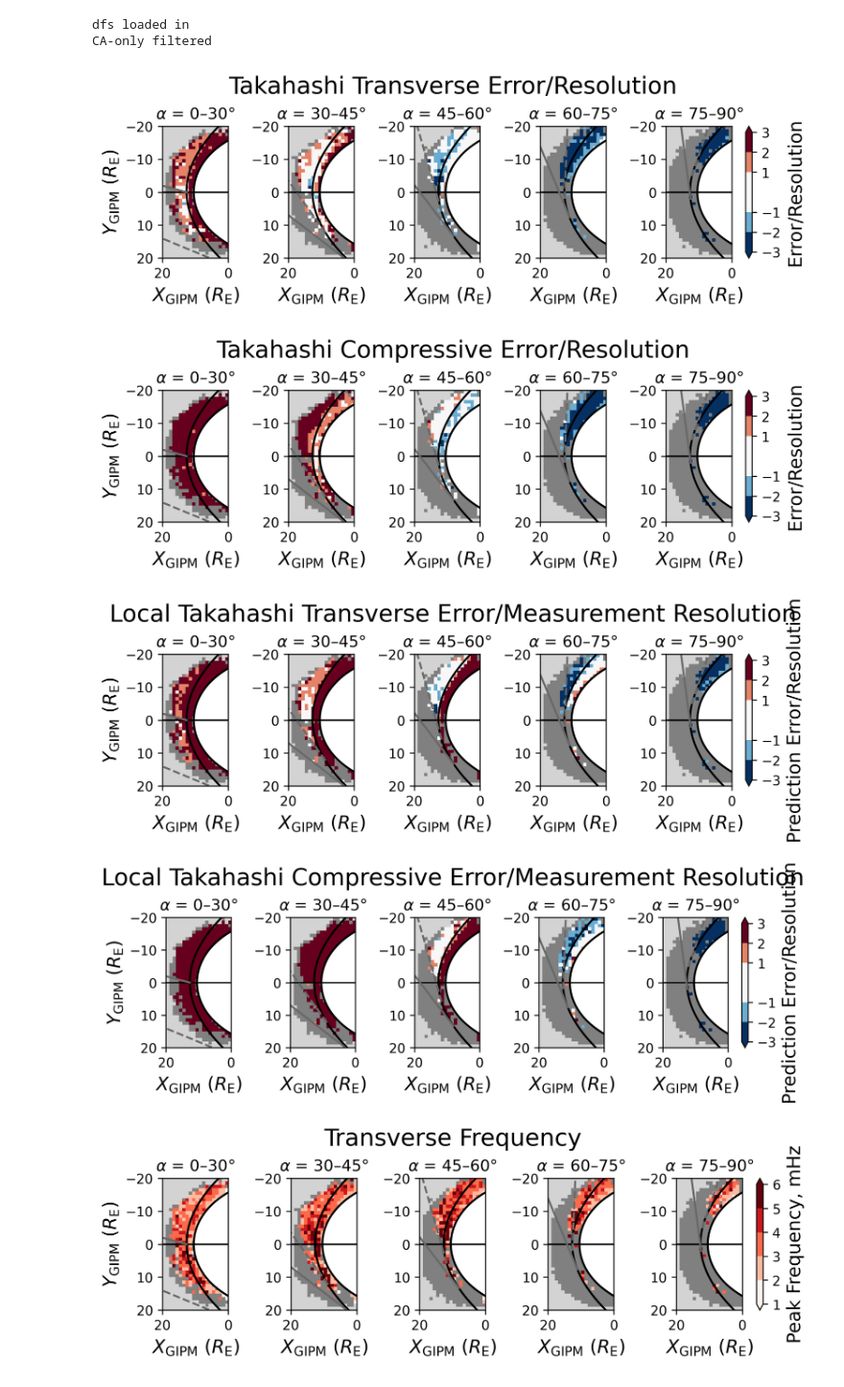
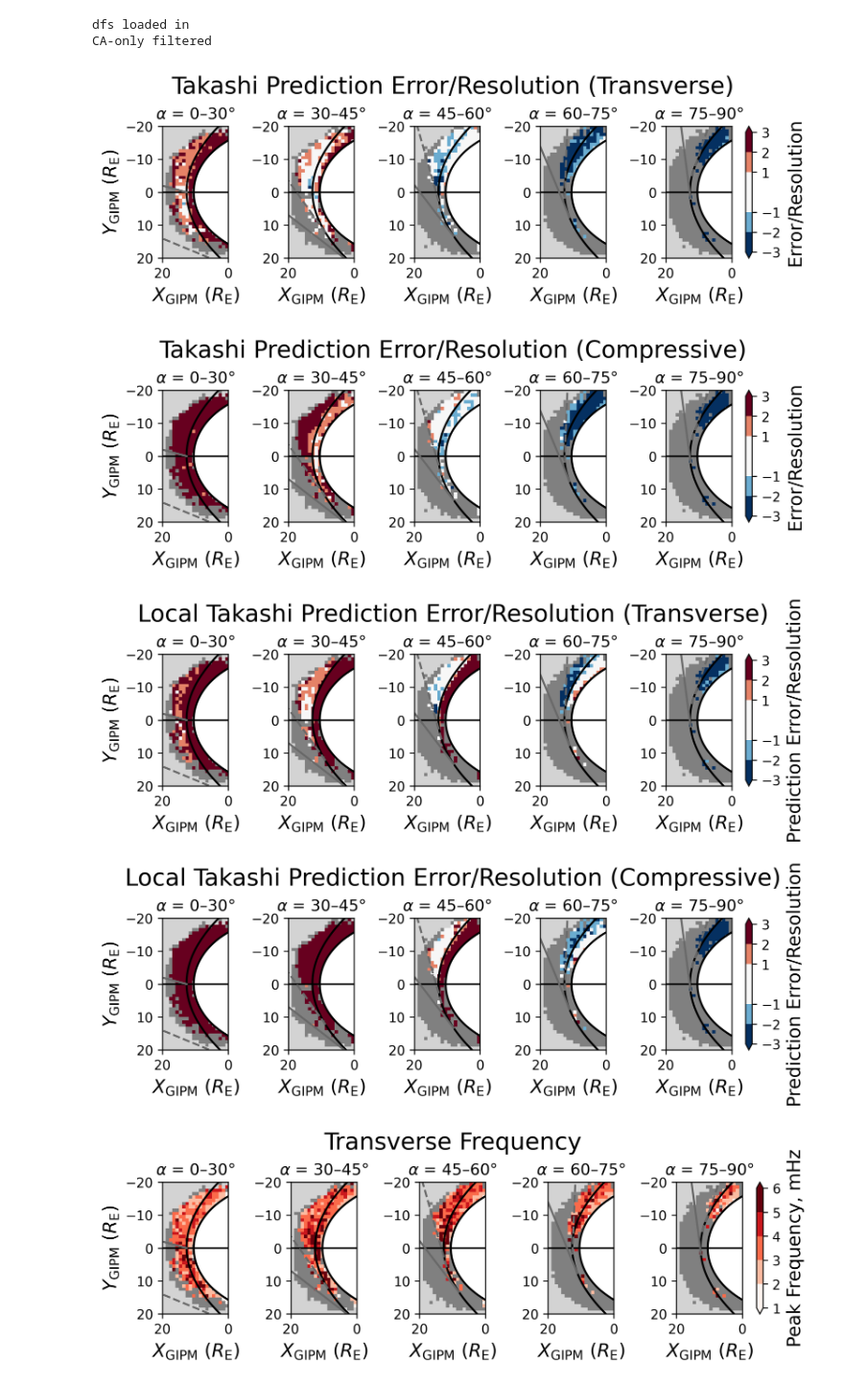
Before and after one commit to solarwindstream/gipm-mapping, a Jupyter notebook: Plotting_Notebooks/TakahashiHeilig.ipynb, the cells around one changed output. Shown at 96% size. Saved outputs shown, nothing was run; the diff lists cells and outputs as text; code cells hidden in the pictures.

```diff
--- a/Plotting_Notebooks/TakahashiHeilig.ipynb
+++ b/Plotting_Notebooks/TakahashiHeilig.ipynb
@@ -77,41 +77,41 @@ CA-only filtered
 #'Takahashi Transverse Difference', 'Takahashi Compressive Difference', 'Heilig Transverse Difference'
 
 heatmaps_dict_no_filt = {}
 
 for group_name, df in CA_filtered_frames.items():
     heatmaps_dict_no_filt[group_name]= compute_hists2d(df, 'mean', 'Takahashi Transverse Error/Resolution', 'Takahashi Compressive Error/Resolution', obs_min=50)
 
 #hm = {'rad':{'Transverse Power': hist, 'Compressive Power': hist}, etc.}
 
 filtered_heatmap_c_dict = {}
 #set all non-NaN values to 1.5 for mapping purposes
 for group_name, result_dict in heatmaps_dict_no_filt.items():
     for quantity_name, result_hist in heatmaps_dict_no_filt[group_name].items():
         if quantity_name != 'count':
             result_hist[np.isnan(result_hist) == False] = 1.5
             filtered_heatmap_c_dict[group_name] = result_hist
 
 # for heatmap in heatmaps_dict_no_filt:
 #     heatmap[np.isnan(heatmap) == False] = 1.5
 #     filtered_heatmap_c.append(heatmap)
 
 heatmaps_dict = {}
 
 for group_name, df in CA_filtered_frames.items():
     #filtering
     df_ULF = df.loc[(df['ULF Band Normalised Transverse Power'] > 0.05)]
     #produce dicts
     heatmaps_dict[group_name]= compute_hists2d(df_ULF, 'mean', 'Takahashi Transverse Error/Resolution', 'Takahashi Compressive Error/Resolution', 'Local Takahashi Transverse Error/Measurement Resolution', 'Local Takahashi Compressive Error/Measurement Resolution', obs_min=50)
 
-CA_binned_plot('Takahashi Transverse Error/Resolution', heatmaps_dict, background=filtered_heatmap_c_dict)
-CA_binned_plot('Takahashi Compressive Error/Resolution', heatmaps_dict, background=filtered_heatmap_c_dict)
-CA_binned_plot('Local Takahashi Transverse Error/Measurement Resolution', heatmaps_dict, background=filtered_heatmap_c_dict)
-CA_binned_plot('Local Takahashi Compressive Error/Measurement Resolution', heatmaps_dict, background=filtered_heatmap_c_dict)
+CA_binned_plot('Takahashi Transverse Error/Resolution', heatmaps_dict, background=filtered_heatmap_c_dict, plt_title='Takashi Prediction Error/Resolution (Transverse)')
+CA_binned_plot('Takahashi Compressive Error/Resolution', heatmaps_dict, background=filtered_heatmap_c_dict, plt_title='Takashi Prediction Error/Resolution (Compressive)')
+CA_binned_plot('Local Takahashi Transverse Error/Measurement Resolution', heatmaps_dict, background=filtered_heatmap_c_dict, plt_title='Local Takashi Prediction Error/Resolution (Transverse)')
+CA_binned_plot('Local Takahashi Compressive Error/Measurement Resolution', heatmaps_dict, background=filtered_heatmap_c_dict, plt_title='Local Takashi Prediction Error/Resolution (Compressive)')
 # %% [output]
-[figure, old version]
+[figure, new version]
-[figure, old version]
+[figure, new version]
-[figure, old version]
+[figure, new version]
-[figure, old version]
+[figure, new version]
 # %%
 heatmaps_dict_no_filt_diff = {}
 
```
Also changed, not shown: 4 other files.
